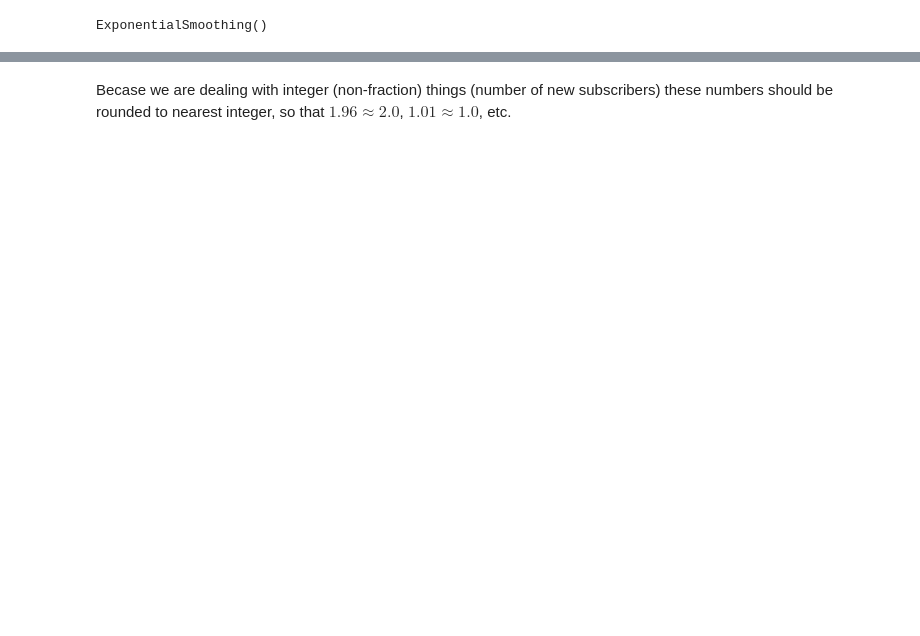
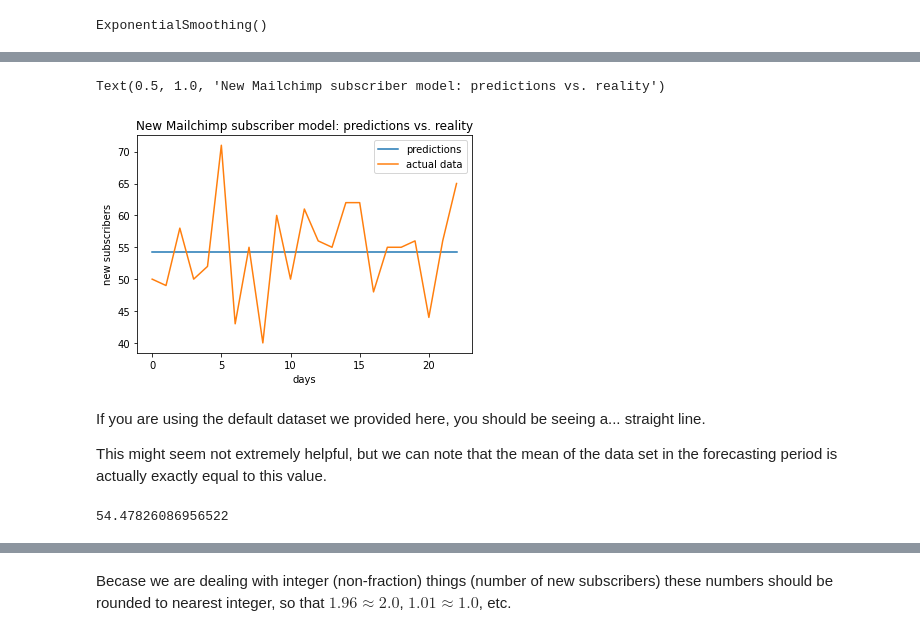
Before and after one commit to magicsheets/content-marketing, a Jupyter notebook: Mailchimp demo/article.ipynb, the cells around one changed output, grey strips where cells are left out. Saved outputs shown, nothing was run; the diff lists cells and outputs as text; code cells hidden in the pictures; blank space fills up the shorter version.

`````diff
--- a/Mailchimp demo/article.ipynb
+++ b/Mailchimp demo/article.ipynb
@@ -103,0 +139,3 @@ forecasting_horizon = np.
+# %%
+from sktime.forecasting.model_selection import temporal_train_test_split
+data_train, data_test = temporal_train_test_split(times_day_count['count'])
@@ -117,7 +159,7 @@ model = ExponentialSmoothing()
 
 > We train our model using the time series dataset, by directly applying the *fit* function, and feeding the *count* column of the ````times_day_count```` variable to the model
 # %%
-model.fit(times_day_count['count'])
+model.fit(data_train)
 # %% [output]
 ExponentialSmoothing()
 # %% [markdown]
@@ -137,0 +173,9 @@ Once we have trained our model, we can finally generate predictions for the new
+# %%
+# Get the automatic Forecasting Horizon function
+from sktime.forecasting.base import ForecastingHorizon
+
+# define the Forecasting Horizon to be the part of the dataset that the model was not trained on (AKA the test dataset)
+for_hor = ForecastingHorizon(data_test.index, is_relative=False)
+
+# predict for the forecasting horizon
+pred_test = model.predict(for_hor)
@@ -137,0 +188,29 @@ Once we have trained our model, we can finally generate predictions for the new
+# %%
+# horizontal axis: days of the forecasting horizon period
+x = range(len(pred_test))
+
+# vertical axis (curve 1): predicted values for the number of new subscribers
+y1 = pred_test
+
+# vertical axis (curve 1): actual values for the number of new subscribers
+y2 = data_test
+
+# now let's plot both
+plt.plot(x,y1,label='predictions')
+plt.plot(x,y2,label='actual data')
+plt.legend()
+plt.xlabel('days')
+plt.ylabel('new subscribers')
+plt.title('New Mailchimp subscriber model: predictions vs. reality')
+# %% [output]
+Text(0.5, 1.0, 'New Mailchimp subscriber model: predictions vs. reality')
+[figure, added]
+# %% [markdown]
+If you are using the default dataset we provided here, you should be seeing a... straight line.
+
+This might seem not extremely helpful, but we can note that the mean of the data set in the forecasting period is actually exactly equal to this value.
+# %%
+import numpy as np
+np.mean(data_test)
+# %% [output]
+54.47826086956522
`````
Also changed, not shown: parts of 36 cells of this notebook, 2 other files.
